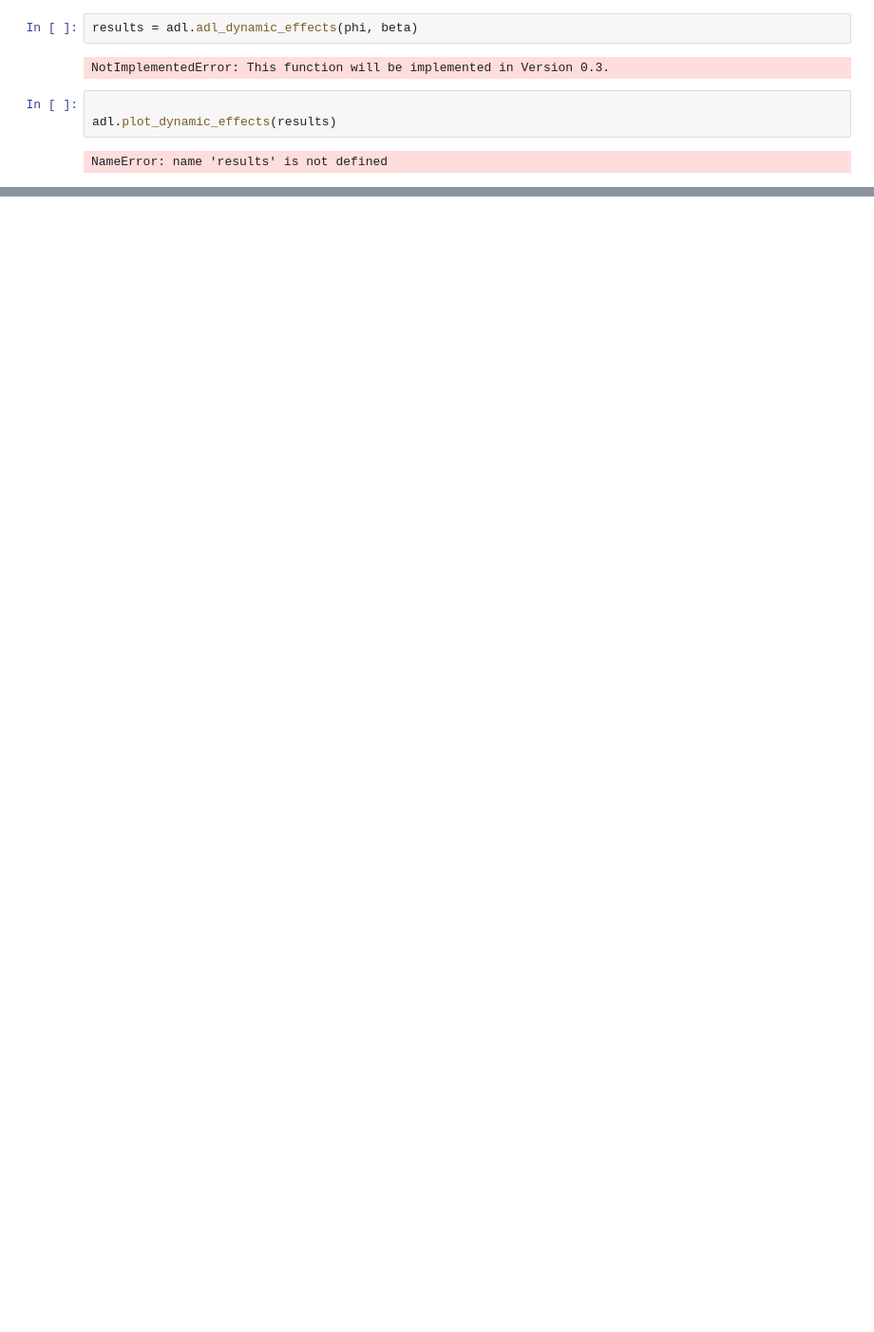
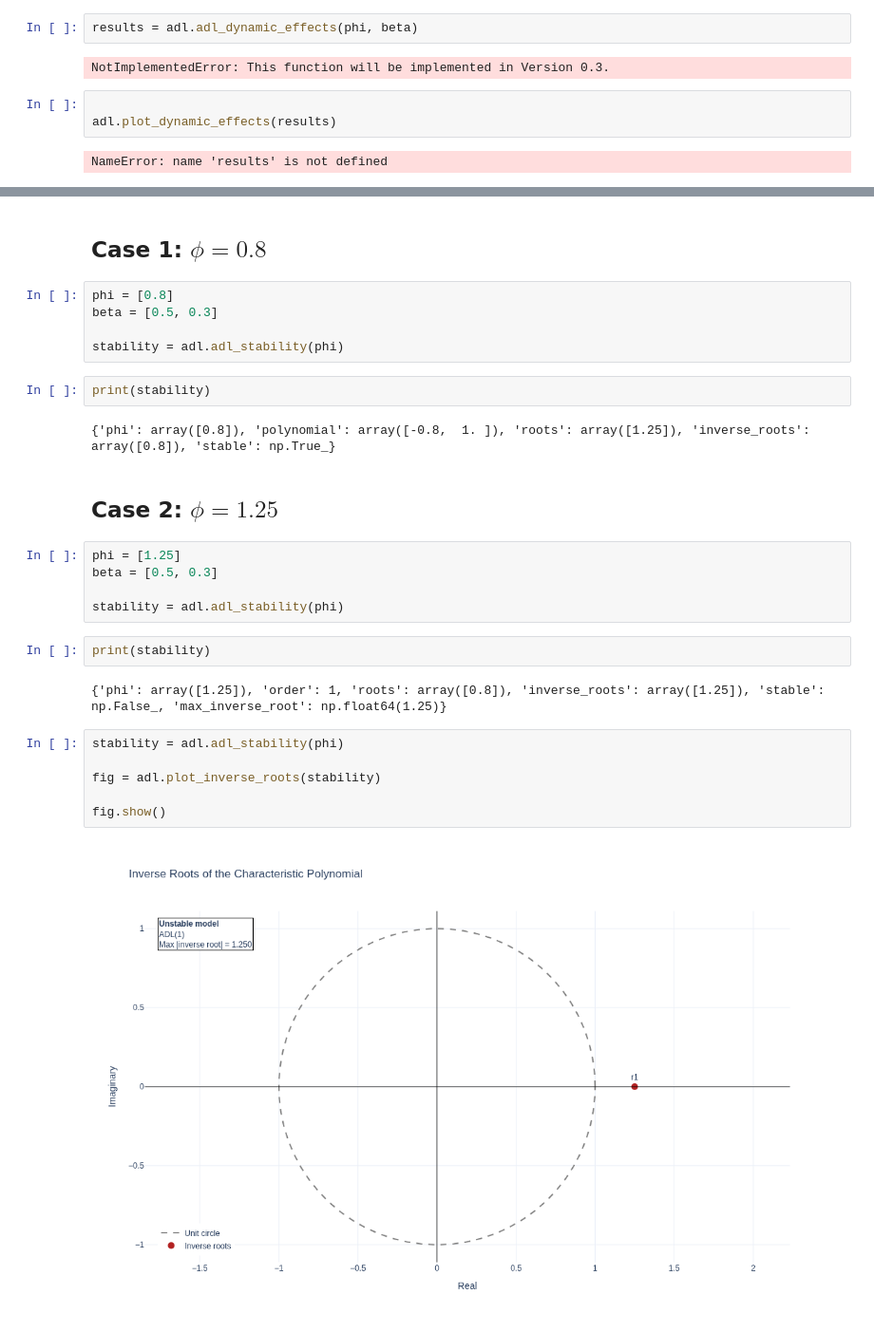
Before and after one commit to maarranz/adl-theory, a Jupyter notebook: ADL_Theory_Demo.ipynb, the cells around one changed output, grey strips where cells are left out. Shown at 95% size. Saved outputs shown, nothing was run; the diff lists cells and outputs as text; blank space fills up the shorter version.

```diff
--- a/ADL_Theory_Demo.ipynb
+++ b/ADL_Theory_Demo.ipynb
@@ -50,0 +92,30 @@ NameError: name 'results' is not defined
+# %% [markdown]
+## Case 1: $\phi=0.8$
+# %%
+phi = [0.8]
+beta = [0.5, 0.3]
+
+stability = adl.adl_stability(phi)
+# %%
+print(stability)
+# %% [output]
+{'phi': array([0.8]), 'polynomial': array([-0.8,  1. ]), 'roots': array([1.25]), 'inverse_roots': array([0.8]), 'stable': np.True_}
+# %% [markdown]
+## Case 2: $\phi=1.25$
+# %%
+phi = [1.25]
+beta = [0.5, 0.3]
+
+stability = adl.adl_stability(phi)
+# %%
+print(stability)
+# %% [output]
+{'phi': array([1.25]), 'order': 1, 'roots': array([0.8]), 'inverse_roots': array([1.25]), 'stable': np.False_, 'max_inverse_root': np.float64(1.25)}
+# %%
+stability = adl.adl_stability(phi)
+
+fig = adl.plot_inverse_roots(stability)
+
+fig.show()
+# %% [output]
+[figure, added]
```
Also changed, not shown: parts of 9 cells of this notebook, 2 other files.
